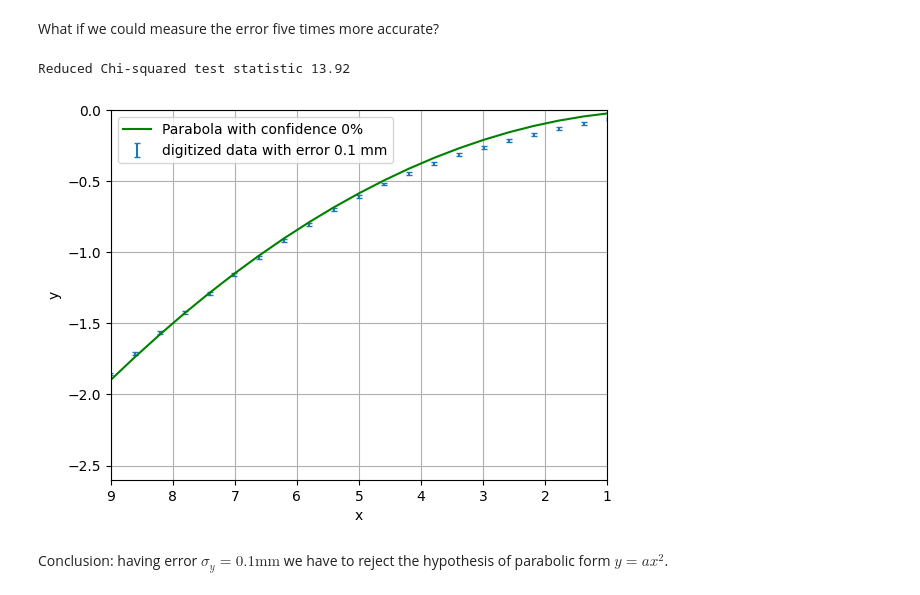
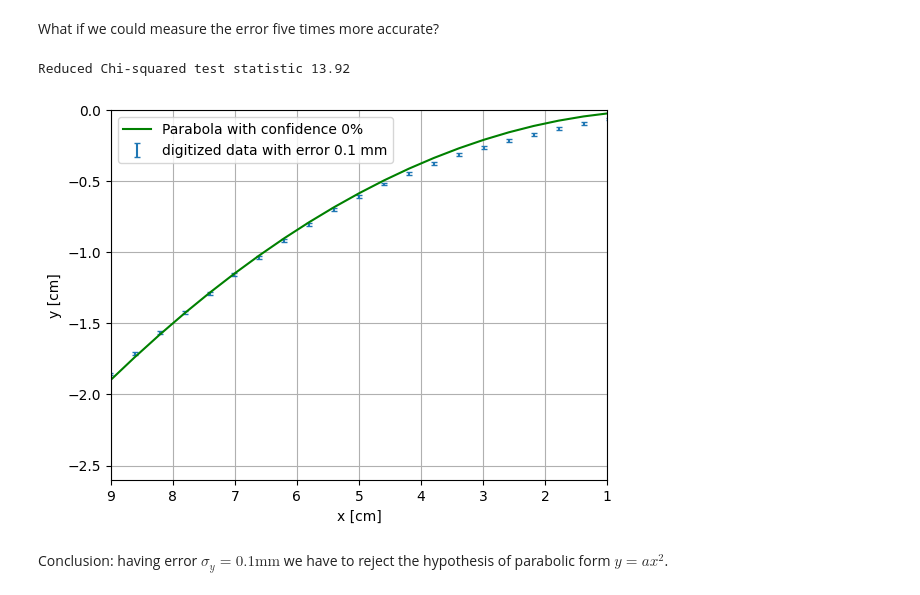
Before and after one commit to tphlabs/python_workshop, a Jupyter notebook: Chi_Sqaured_Test.ipynb, the cells around one changed output. Saved outputs shown, nothing was run; the diff lists cells and outputs as text; code cells hidden in the pictures.

```diff
--- a/Chi_Sqaured_Test.ipynb
+++ b/Chi_Sqaured_Test.ipynb
@@ -244,23 +244,23 @@ What if we could measure the error five times more accurate?
 # %%
 sigma = 0.1e-1 # sigma_y error 0.1 mm
 
 chi2_observed = np.sum((y - y_expected)**2 / sigma**2)
 
 # calculate Prob(ch2 > ch2_o)
 p_value = chi2.sf(chi2_observed, DOF)
 
 print(f'Reduced Chi-squared test statistic {chi2_observed/DOF:.2f}')
 plt.errorbar(x, y, sigma, capsize=2, fmt='none', label=f'digitized data with error {sigma*10:.1f} mm')
-plt.xlabel('x')
-plt.ylabel('y')
+plt.xlabel('x [cm]')
+plt.ylabel('y [cm]')
 plt.grid()
 plt.plot(x, y_expected, color='green', label=f'Parabola with confidence {p_value*100:.0f}%')
 plt.legend()
 plt.ylim(-2.6, 0)
 plt.xlim(9, 1)
 plt.show()
 # %% [output]
 Reduced Chi-squared test statistic 13.92
-[figure, old version]
+[figure, new version]
 # %% [markdown]
 Conclusion: having error $\sigma_y = 0.1 \text{mm}$ we have to reject the hypothesis of parabolic form $y=ax^2$.
```
Also changed, not shown: parts of 4 cells of this notebook.
